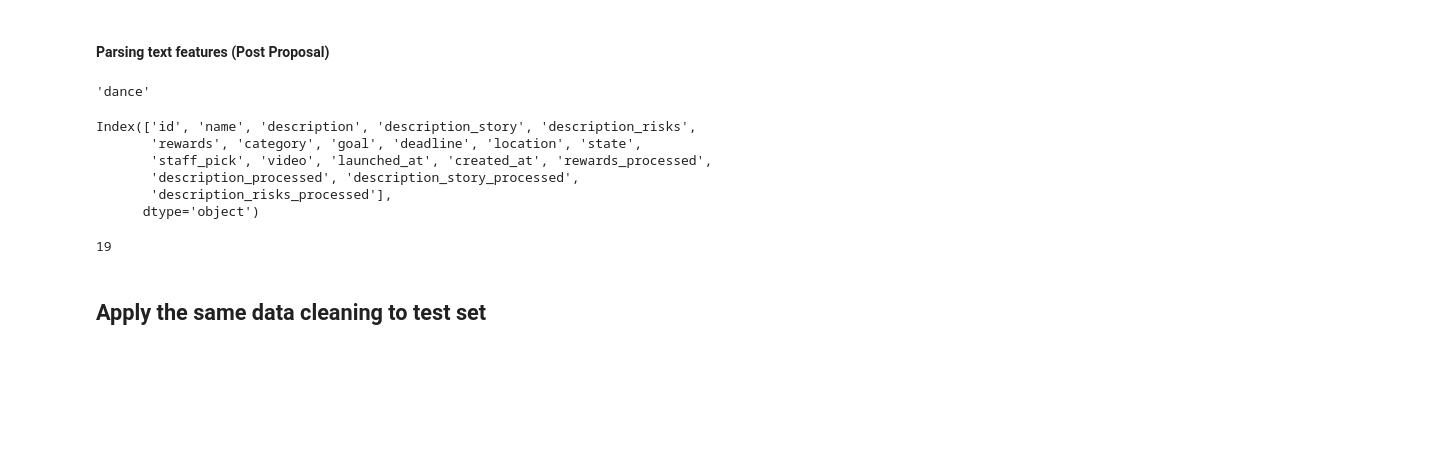
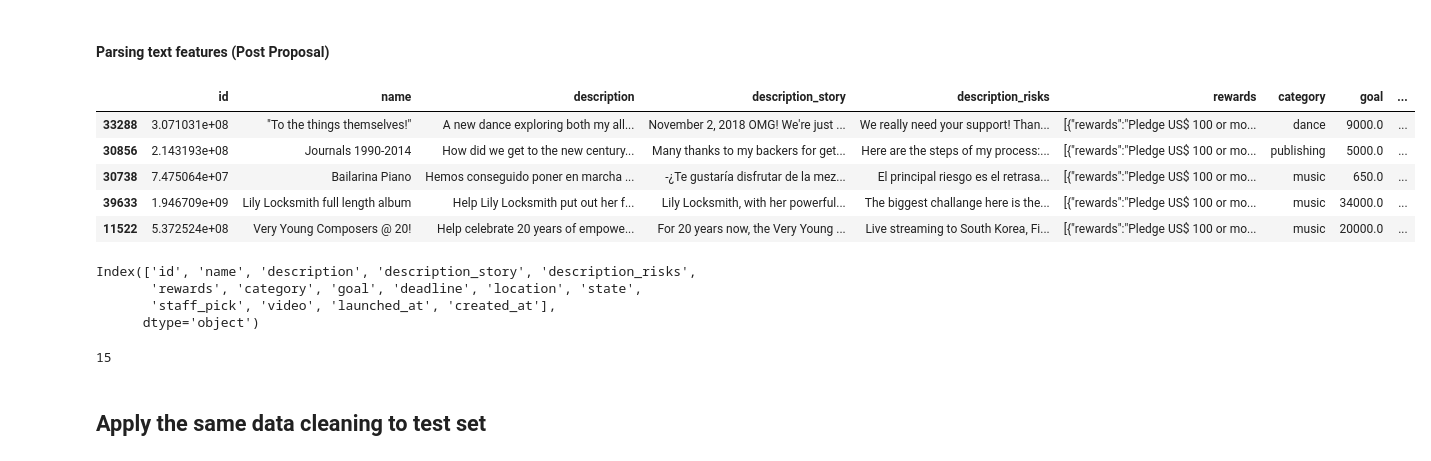
Before and after one commit to bandytan/Kickstarter-Campaign-Success-Predictor, a Jupyter notebook: Data Cleaning V2.ipynb, the cells around one changed output. Saved outputs shown, nothing was run; the diff lists cells and outputs as text; code cells hidden in the pictures; blank space fills up the shorter version.

```diff
--- a/Data Cleaning V2.ipynb
+++ b/Data Cleaning V2.ipynb
@@ -175,8 +175,7 @@ Index(['Title', 'Description', 'Status', 'video', 'rewards', 'category',
 # Remove rewards that got cut off while scraping and closes the dictionary
 # Text cleaning for: rewards, description, description story, description risks
 def clean_text(df):
-    def process_rewards(corpus):
-        corpus_processed = []
+    def clean_rewards(corpus):
         for row in corpus:
             reward_list = row
             try:
@@ -187,7 +186,12 @@ def clean_text(df):
                     i -= 1
                 reward_list = reward_list[:(i-1)]
                 reward_list += ']'
+        return reward_list
 
+    def process_rewards(corpus):
+        corpus_processed = []
+        for row in corpus:
+            reward_list = row
             row_processed = ""
             reward_list = reward_list.replace("\\n", " ")
             reward_list = ast.literal_eval(reward_list)
@@ -212,15 +216,13 @@ def clean_text(df):
 
         return corpus_processed
 
-    df["rewards_processed"] = process_rewards(df["rewards"])
-    df["description_processed"] = process_description_story(df["description"])
-    df["description_story_processed"] = process_description_story(df["description_story"])
-    df["description_risks_processed"] = process_description_story(df["description_risks"])
+    df['rewards'] = clean_rewards(df['rewards'])
+#     df["rewards_processed"] = process_rewards(df["rewards"])
+#     df["description_processed"] = process_description_story(df["description"])
+#     df["description_story_processed"] = process_description_story(df["description_story"])
+#     df["description_risks_processed"] = process_description_story(df["description_risks"])
 
     return df
-
-def process_category(text):
-    return ast.literal_eval(text)['name']
 # %%
 train = train.rename(columns={
     "Title":"name",
@@ -244,23 +246,25 @@ train['location'] = train['location'].apply(lambda x: json.loads(x)['country'])
 train = clean_text(train)
 # %%
 train.head()
-train['category'].iloc[0]
 # %% [output]
-'dance'
+|  | id | name | description | description_story | description_risks | rewards | category | goal | ... |
+| 33288 | 3.071031e+08 | "To the things themselves!" | A new dance exploring both my all... | November 2, 2018 OMG! We're just ... | We really need your support! Than... | [{"rewards":"Pledge US$ 100 or mo... | dance | 9000.0 | ... |
+| 30856 | 2.143193e+08 | Journals 1990-2014 | How did we get to the new century... | Many thanks to my backers for get... | Here are the steps of my process:... | [{"rewards":"Pledge US$ 100 or mo... | publishing | 5000.0 | ... |
+| 30738 | 7.475064e+07 | Bailarina Piano | Hemos conseguido poner en marcha ... | -¿Te gustaría disfrutar de la mez... | El principal riesgo es el retrasa... | [{"rewards":"Pledge US$ 100 or mo... | music | 650.0 | ... |
+| 39633 | 1.946709e+09 | Lily Locksmith full length album | Help Lily Locksmith put out her f... | Lily Locksmith, with her powerful... | The biggest challange here is the... | [{"rewards":"Pledge US$ 100 or mo... | music | 34000.0 | ... |
+| 11522 | 5.372524e+08 | Very Young Composers @ 20! | Help celebrate 20 years of empowe... | For 20 years now, the Very Young ... | Live streaming to South Korea, Fi... | [{"rewards":"Pledge US$ 100 or mo... | music | 20000.0 | ... |
 # %%
 train.columns
 # %% [output]
 Index(['id', 'name', 'description', 'description_story', 'description_risks',
        'rewards', 'category', 'goal', 'deadline', 'location', 'state',
-       'staff_pick', 'video', 'launched_at', 'created_at', 'rewards_processed',
-       'description_processed', 'description_story_processed',
-       'description_risks_processed'],
+       'staff_pick', 'video', 'launched_at', 'created_at'],
       dtype='object')
 # %%
 len(train)
 len(train.columns)
 # %% [output]
-19
+15
 # %% [markdown]
 ## Apply the same data cleaning to test set
 # %%
```
Also changed, not shown: 1 other file.
